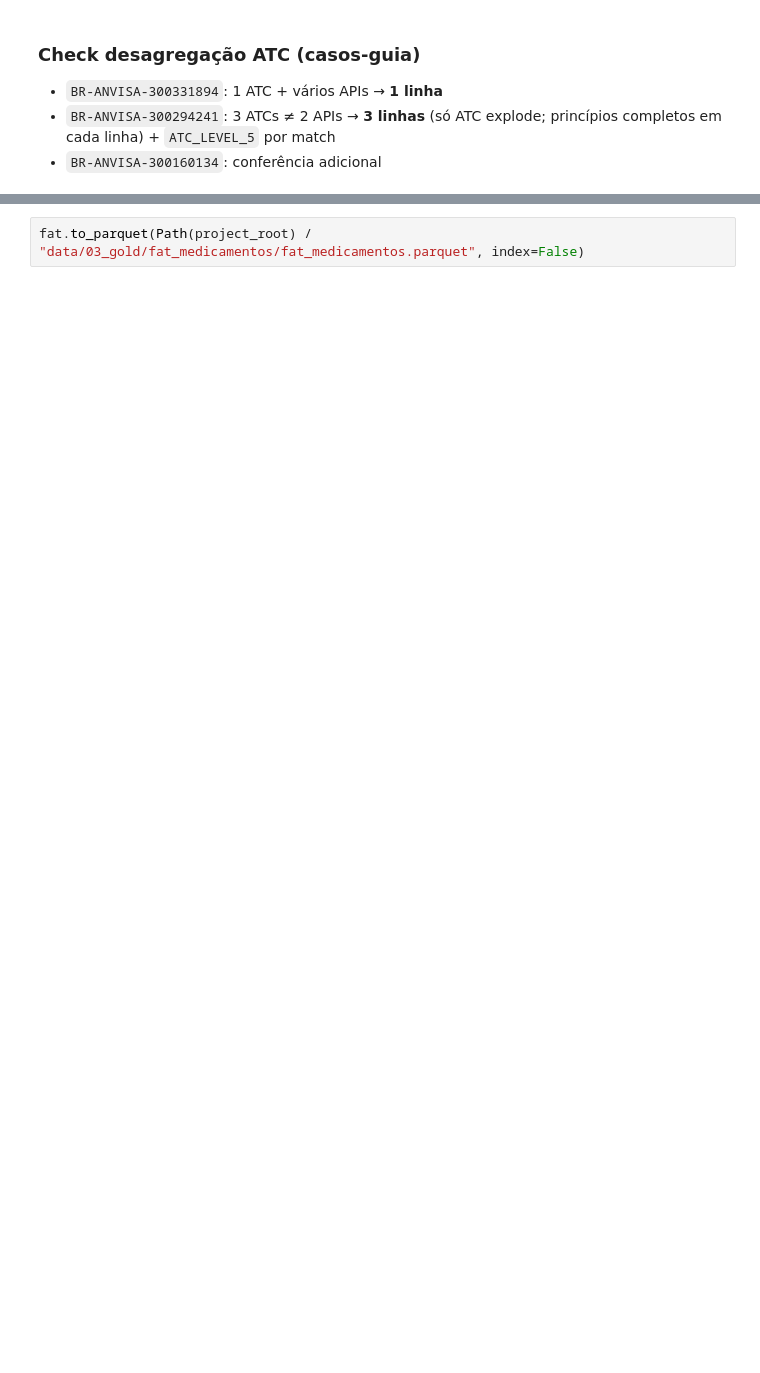
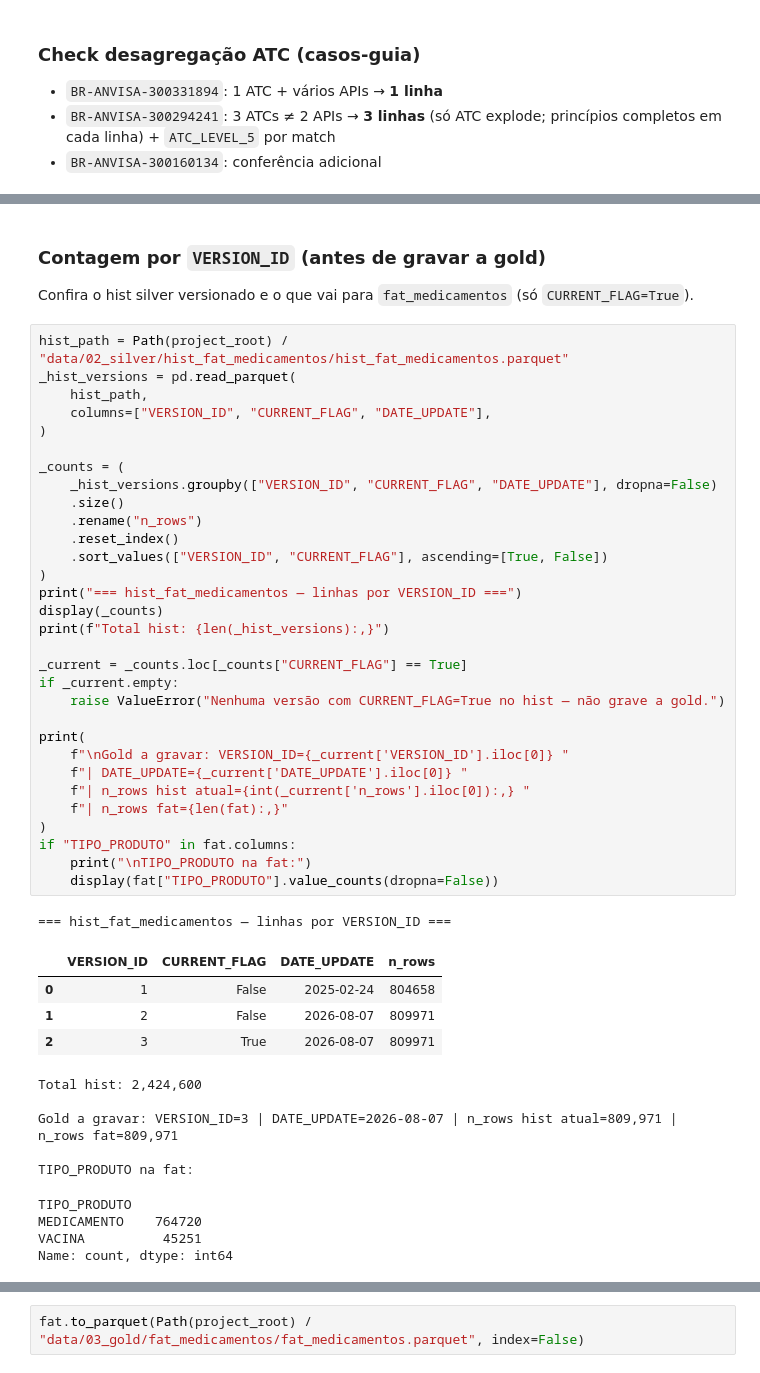
Before and after one commit to mlab-inf-ufrgs/vigimed, a Jupyter notebook: src/etl/medicamentos/elt_fat_medicamentos.ipynb, the cells around one changed output, grey strips where cells are left out. Cells and saved outputs as stored; diff of their text form; blank space fills up the shorter version.

```diff
--- a/src/etl/medicamentos/elt_fat_medicamentos.ipynb
+++ b/src/etl/medicamentos/elt_fat_medicamentos.ipynb
@@ -991,3 +1095,53 @@ BR-ANVISA-300294241  →  3 linha(s) na gold
 | 731376 | BR-ANVISA-300294241 | BUTYLSCOPOLAMINE BROMIDE,METAMIZO... | BUTILBROMETO DE ESCOPOLAMINA_X000... | A03DB | A03DB04 | ... |
 | 731377 | BR-ANVISA-300294241 | BUTYLSCOPOLAMINE BROMIDE,METAMIZO... | BUTILBROMETO DE ESCOPOLAMINA_X000... | A04AD | A04AD01 | ... |
 | 731378 | BR-ANVISA-300294241 | BUTYLSCOPOLAMINE BROMIDE,METAMIZO... | BUTILBROMETO DE ESCOPOLAMINA_X000... | N02BB | N02BB02 | ... |
+# %% [markdown]
+### Contagem por `VERSION_ID` (antes de gravar a gold)
+
+Confira o hist silver versionado e o que vai para `fat_medicamentos` (só `CURRENT_FLAG=True`).
+# %%
+hist_path = Path(project_root) / "data/02_silver/hist_fat_medicamentos/hist_fat_medicamentos.parquet"
+_hist_versions = pd.read_parquet(
+    hist_path,
+    columns=["VERSION_ID", "CURRENT_FLAG", "DATE_UPDATE"],
+)
+
+_counts = (
+    _hist_versions.groupby(["VERSION_ID", "CURRENT_FLAG", "DATE_UPDATE"], dropna=False)
+    .size()
+    .rename("n_rows")
+    .reset_index()
+    .sort_values(["VERSION_ID", "CURRENT_FLAG"], ascending=[True, False])
+)
+print("=== hist_fat_medicamentos — linhas por VERSION_ID ===")
+display(_counts)
+print(f"Total hist: {len(_hist_versions):,}")
+
+_current = _counts.loc[_counts["CURRENT_FLAG"] == True]
+if _current.empty:
+    raise ValueError("Nenhuma versão com CURRENT_FLAG=True no hist — não grave a gold.")
+
+print(
+    f"\nGold a gravar: VERSION_ID={_current['VERSION_ID'].iloc[0]} "
+    f"| DATE_UPDATE={_current['DATE_UPDATE'].iloc[0]} "
+    f"| n_rows hist atual={int(_current['n_rows'].iloc[0]):,} "
+    f"| n_rows fat={len(fat):,}"
+)
+if "TIPO_PRODUTO" in fat.columns:
+    print("\nTIPO_PRODUTO na fat:")
+    display(fat["TIPO_PRODUTO"].value_counts(dropna=False))
+# %% [output]
+=== hist_fat_medicamentos — linhas por VERSION_ID ===
+|  | VERSION_ID | CURRENT_FLAG | DATE_UPDATE | n_rows |
+| 0 | 1 | False | 2025-02-24 | 804658 |
+| 1 | 2 | False | 2026-08-07 | 809971 |
+| 2 | 3 | True | 2026-08-07 | 809971 |
+Total hist: 2,424,600
+
+Gold a gravar: VERSION_ID=3 | DATE_UPDATE=2026-08-07 | n_rows hist atual=809,971 | n_rows fat=809,971
+
+TIPO_PRODUTO na fat:
+TIPO_PRODUTO
+MEDICAMENTO    764720
+VACINA          45251
+Name: count, dtype: int64
```
Also changed, not shown: parts of 12 cells of this notebook, 7 other files.
